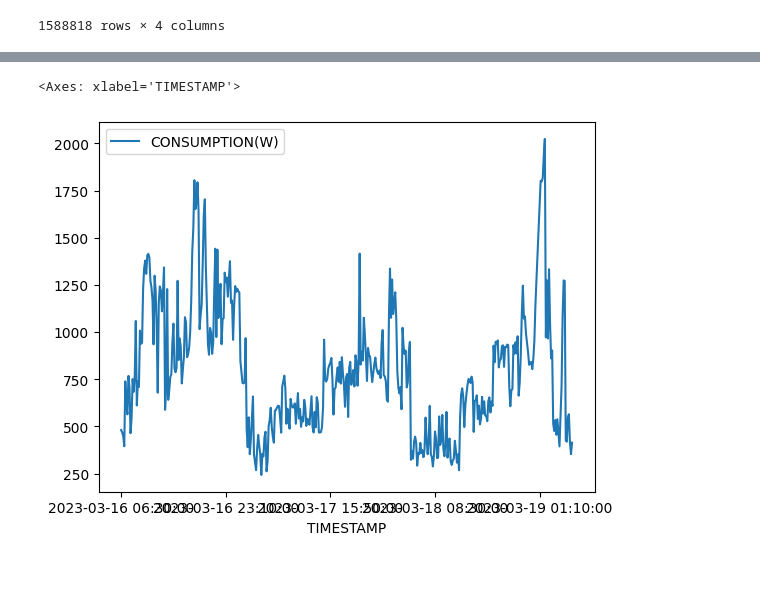
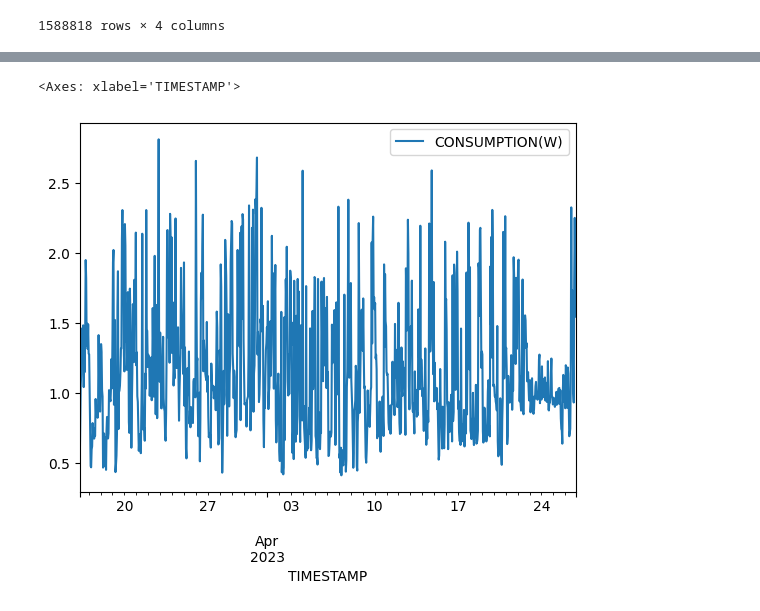
Before and after one commit to youngseonseo/BEMS, a Jupyter notebook: ai/floor_prediction/floor_lstm.ipynb, the cells around one changed output, grey strips where cells are left out. Drawn from its saved outputs; the diff is of its cells as text; code cells hidden in the pictures; blank space fills up the shorter version.

```diff
--- a/ai/floor_prediction/floor_lstm.ipynb
+++ b/ai/floor_prediction/floor_lstm.ipynb
@@ -60,7 +37,11 @@ df_561_1
 # %%
+df_561_1 = df.query("`BUILDING` == 561 and `FLOOR` == 1")
+
 df_561_1['TIMESTAMP'] = pd.to_datetime(df_561_1['TIMESTAMP'])
 df_561_1.set_index(df_561_1['TIMESTAMP'], drop=True, inplace=True)
 df_561_1.drop(['BUILDING', 'FLOOR','TIMESTAMP'], axis=1, inplace=True)
+df_561_1['CONSUMPTION(W)'] /= 1000.0
+df_561_1 = df_561_1.resample(rule='60T').max()
 df_561_1
 # %% [output]
 A value is trying to be set on a copy of a slice from a DataFrame.
@@ -105,6 +80,9 @@ df_561_1.head(1000).plot()
 # %%
 df_561_2 = df.query("`BUILDING` == 561 and `FLOOR` == 2")
+df_561_2['TIMESTAMP'] = pd.to_datetime(df_561_2['TIMESTAMP'])
 df_561_2.drop(['BUILDING', 'FLOOR'], axis=1, inplace=True)
 df_561_2.set_index('TIMESTAMP', inplace=True)
+df_561_2['CONSUMPTION(W)'] /= 1000.0
+df_561_2 = df_561_2.resample(rule='60T').max()
 df_561_2
 # %% [output]
@@ -129,9 +122,9 @@ See the caveats in the documentation: https://pandas.pydata.org/pandas-docs/stab
 # %%
 df_12 = df_561_1 + df_561_2
 
-df_12.head(6*24*3).plot()
+df_12.head(1000).plot()
 # %% [output]
 <Axes: xlabel='TIMESTAMP'>
-[figure, old version]
+[figure, new version]
 # %%
 df_561_3 = df.query("`BUILDING` == 561 and `FLOOR` == 3")
```
Also changed, not shown: parts of 54 cells of this notebook, 3 other files.
